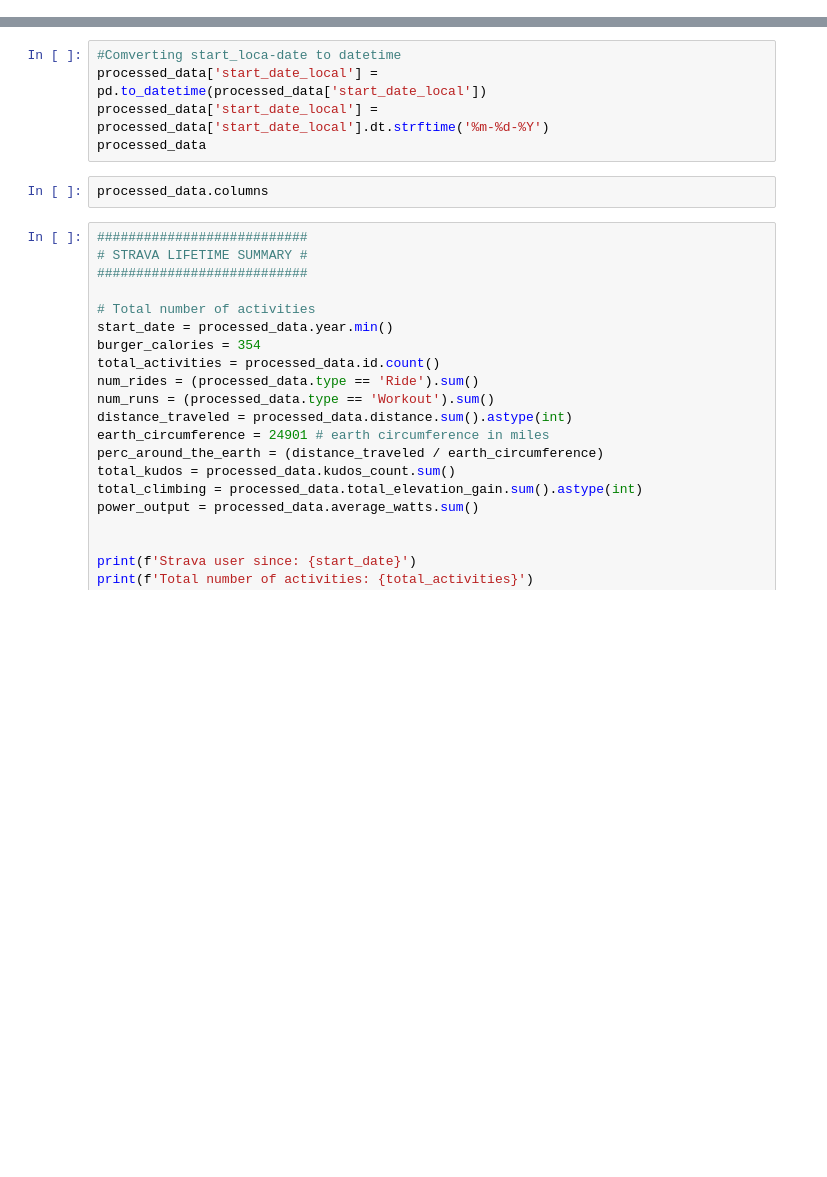
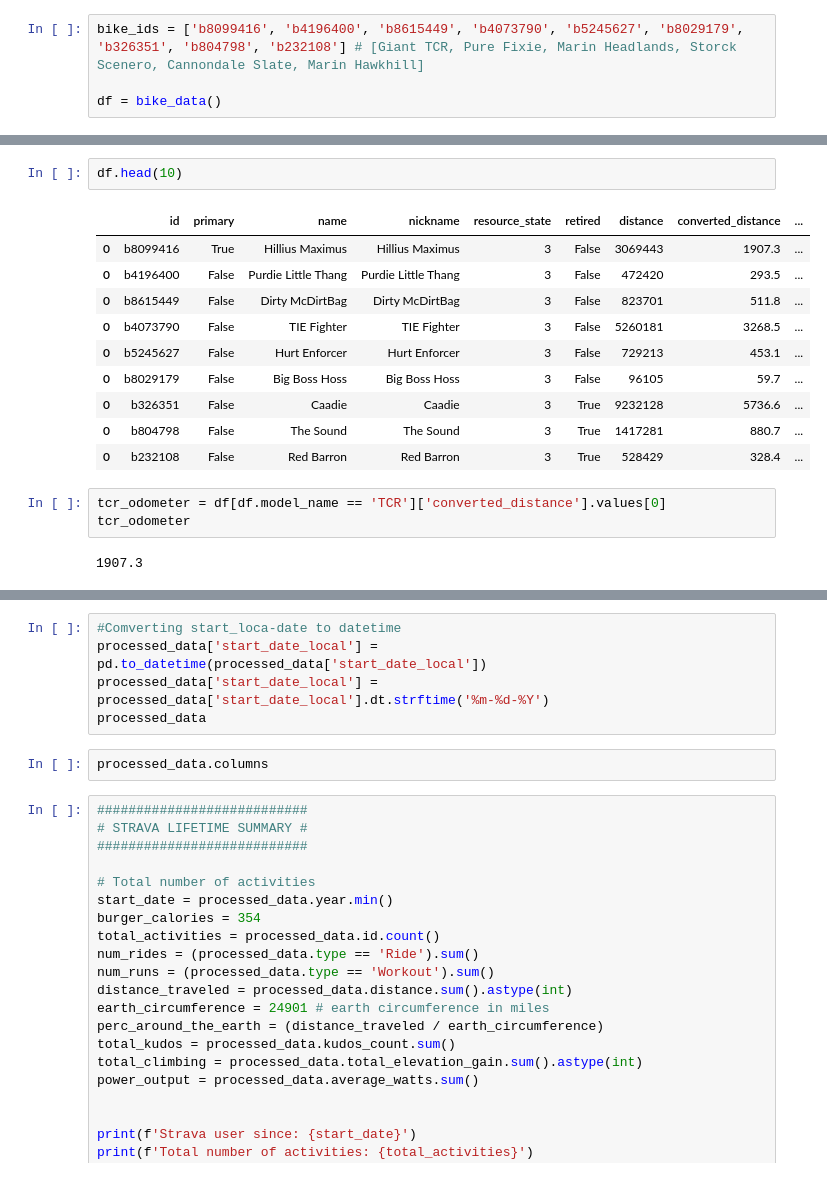
Before and after one commit to tiroger/my-strava, a Jupyter notebook: my_data.ipynb, the cells around one changed output, grey strips where cells are left out. Drawn from its saved outputs; the diff is of its cells as text; blank space fills up the shorter version.

Commit message:
added new formatted table and odometer feature

```diff
--- a/my_data.ipynb
+++ b/my_data.ipynb
@@ -45,0 +68,4 @@ processed_data.head()
+# %%
+bike_ids = ['b8099416', 'b4196400', 'b8615449', 'b4073790', 'b5245627', 'b8029179', 'b326351', 'b804798', 'b232108'] # [Giant TCR, Pure Fixie, Marin Headlands, Storck Scenero, Cannondale Slate, Marin Hawkhill]
+
+df = bike_data()
@@ -45,0 +90,18 @@ processed_data.head()
+# %%
+df.head(10)
+# %% [output]
+|  | id | primary | name | nickname | resource_state | retired | distance | converted_distance | ... |
+| 0 | b8099416 | True | Hillius Maximus | Hillius Maximus | 3 | False | 3069443 | 1907.3 | ... |
+| 0 | b4196400 | False | Purdie Little Thang | Purdie Little Thang | 3 | False | 472420 | 293.5 | ... |
+| 0 | b8615449 | False | Dirty McDirtBag | Dirty McDirtBag | 3 | False | 823701 | 511.8 | ... |
+| 0 | b4073790 | False | TIE Fighter | TIE Fighter | 3 | False | 5260181 | 3268.5 | ... |
+| 0 | b5245627 | False | Hurt Enforcer | Hurt Enforcer | 3 | False | 729213 | 453.1 | ... |
+| 0 | b8029179 | False | Big Boss Hoss | Big Boss Hoss | 3 | False | 96105 | 59.7 | ... |
+| 0 | b326351 | False | Caadie | Caadie | 3 | True | 9232128 | 5736.6 | ... |
+| 0 | b804798 | False | The Sound | The Sound | 3 | True | 1417281 | 880.7 | ... |
+| 0 | b232108 | False | Red Barron | Red Barron | 3 | True | 528429 | 328.4 | ... |
+# %%
+tcr_odometer = df[df.model_name == 'TCR']['converted_distance'].values[0]
+tcr_odometer
+# %% [output]
+1907.3
```
Also changed, not shown: parts of 21 cells of this notebook, 9 other files.
